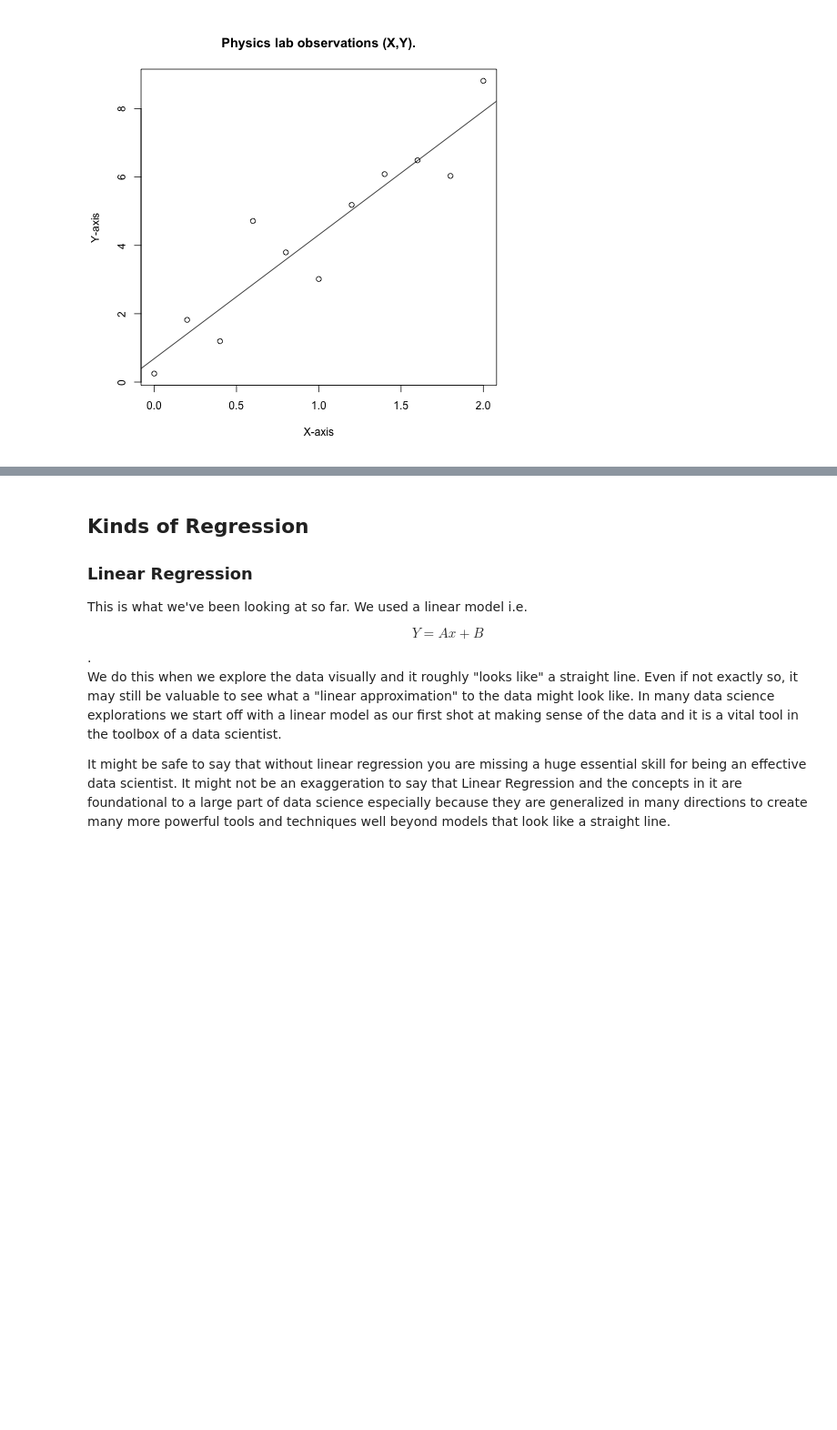
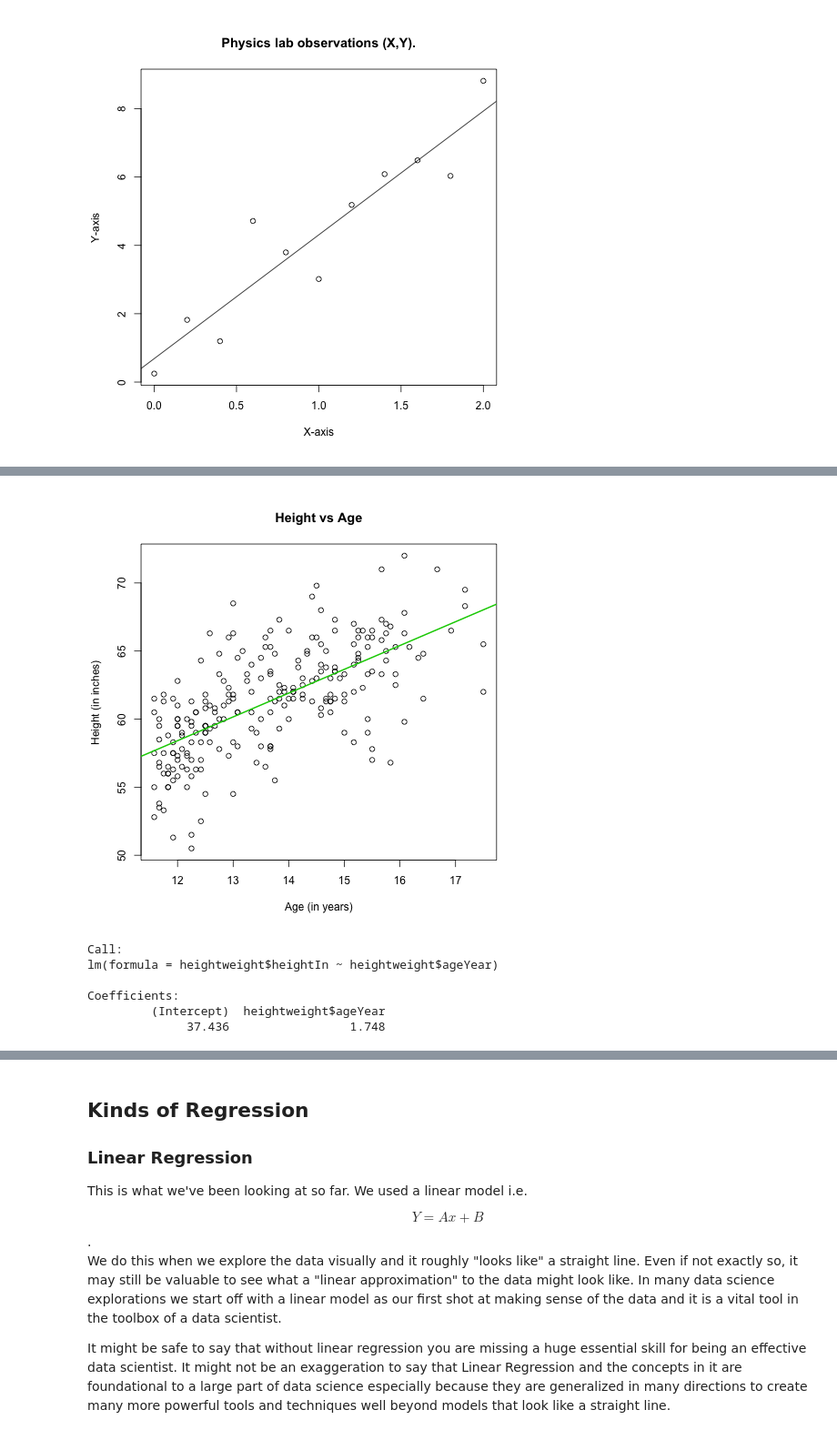
Before and after one commit to nborwankar/opendatasci, a Jupyter notebook: notebooks/Introduction to Linear Regression.ipynb, the cells around one changed output, grey strips where cells are left out. Shown at 91% size. Saved outputs shown, nothing was run; the diff lists cells and outputs as text; code cells hidden in the pictures; blank space fills up the shorter version.

```diff
--- a/notebooks/Introduction to Linear Regression.ipynb
+++ b/notebooks/Introduction to Linear Regression.ipynb
@@ -47,0 +74,19 @@ A notion of total error
+# %%
+%%R
+library(gcookbook)
+library(ggplot2)
+plot(heightweight$heightIn ~ heightweight$ageYear, xlab='Age (in years)', ylab='Height (in inches)',main='Height vs Age')
+m <- lm(heightweight$heightIn ~ heightweight$ageYear)
+abline(m, col=3, lw=2)
+# %% [output]
+[figure, added]
+# %%
+%%R
+print(m)
+# %% [output]
+Call:
+lm(formula = heightweight$heightIn ~ heightweight$ageYear)
+
+Coefficients:
+         (Intercept)  heightweight$ageYear
+              37.436                 1.748
```
Also changed, not shown: parts of 24 cells of this notebook.
